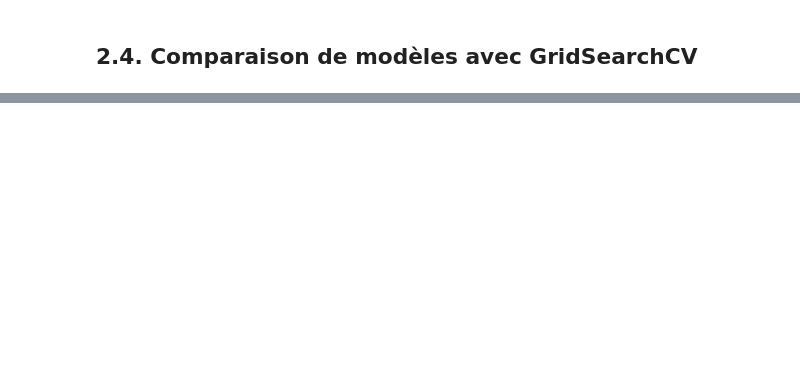
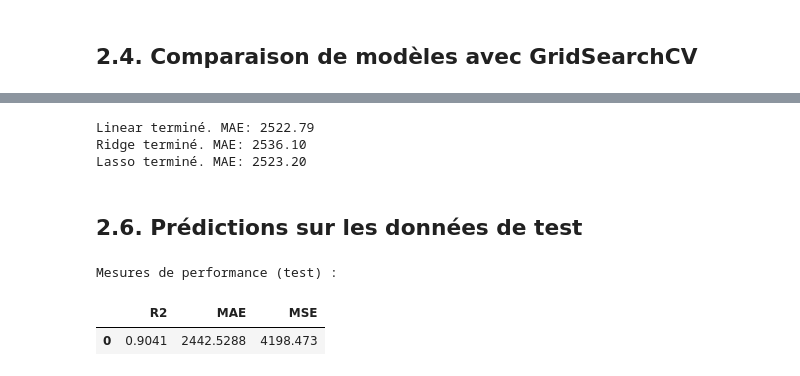
Before and after one commit to UmbertoEmonds/charge_vs_insurance, a Jupyter notebook: insurance_pipeline.ipynb, the cells around one changed output, grey strips where cells are left out. Cells and saved outputs as stored; diff of their text form; code cells hidden in the pictures; blank space fills up the shorter version.

```diff
--- a/insurance_pipeline.ipynb
+++ b/insurance_pipeline.ipynb
@@ -117,8 +117,8 @@ joblib.dump(pipeline, open(filename, "wb"))
 # %% [markdown]
 ## 2.3. Cross validation
 # %%
-# Evaluation du modèle (MAE) avec validation croisée
-scores = cross_val_score(
+# Evaluation du modèle avec validation croisée : MAE
+cv_scores_mae = cross_val_score(
     estimator = pipeline,
     X = X_train,
     y = y_train,
@@ -126,6 +126,7 @@ scores = cross_val_score(
     scoring = "neg_mean_absolute_error"
 )
 
-
-print(np.abs(scores.round(4)))
+print("MAE avec validation croisée (5-fold) :")
+print(f"  Scores : {[f'{abs(score):.2f}' for score in cv_scores_mae]}")
+print(f"  Moyenne : {abs(cv_scores_mae.mean()):.2f} (+/- {cv_scores_mae.std():.2f})")
 # %% [output]
@@ -185,3 +264,57 @@ Mesures de performance (test) :
+# %%
+# Initialisation des trois modèles de comparaison
+models = {
+    "Linear": LinearRegression(),
+    "Ridge": Ridge(alpha=10),
+    "Lasso": Lasso(alpha=10),
+}
+
+for name, mlflow_model in models.items():
+    with mlflow.start_run(run_name=name):
+
+        # On injecte le modèle dans la pipeline
+        pipeline.set_params(regressor=mlflow_model)
+
+        # Cross validation
+        scores = cross_val_score(pipeline, X_train, y_train, cv=5, scoring="neg_mean_absolute_error")
+        mae = abs(scores.mean())
+        std = scores.std()
+
+        mlflow.log_param("model_name", name)
+        mlflow.log_metric("MAE_mean", mae)
+
+        mlflow.sklearn.log_model(pipeline, name="pipeline_artifact")
+
+        print(f"{name} terminé. MAE: {mae:.2f}")
+# %% [output]
+Linear terminé. MAE: 2522.79
+Ridge terminé. MAE: 2536.10
+Lasso terminé. MAE: 2523.20
+# %% [markdown]
+## 2.6. Prédictions sur les données de test
 # %%
-filename = f"./models/model_1.pkl"
-loaded_model = joblib.load(open(filename, "rb"))
+final_model = pipeline.set_params(regressor=LinearRegression())
+
+final_model.fit(X_train, y_train)
+
+# Prédictions
+y_pred = final_model.predict(X_test)
+
+# Evaluation du modèle sur les données de test (scores R2, MAE, RMSE)
+titles = ["R2", "MAE", "MSE"]
+
+scores = [
+    r2_score(y_test, y_pred),
+    np.mean(abs(y_test - y_pred)),
+    (mean_squared_error(y_test, y_pred)) ** 0.5
+]
+
+df_scores = pd.DataFrame([scores], columns=titles)
+
+print(f"\nMesures de performance (test) :")
+
+display(df_scores.round(4))
+# %% [output]
+Mesures de performance (test) :
+|  | R2 | MAE | MSE |
+| 0 | 0.9041 | 2442.5288 | 4198.473 |
```
Also changed, not shown: parts of 26 cells of this notebook, 5 other files.
